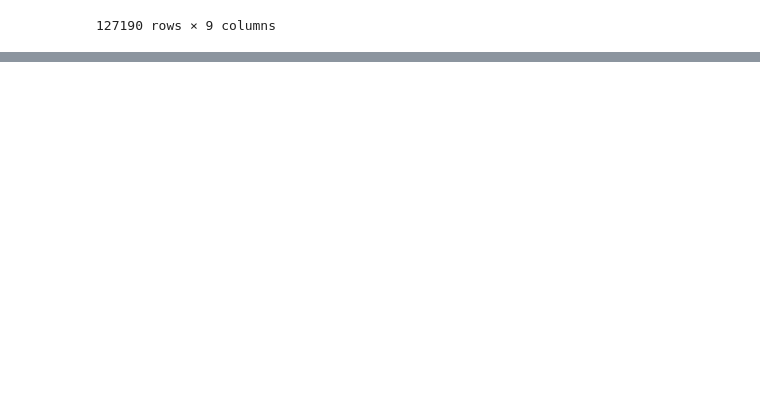
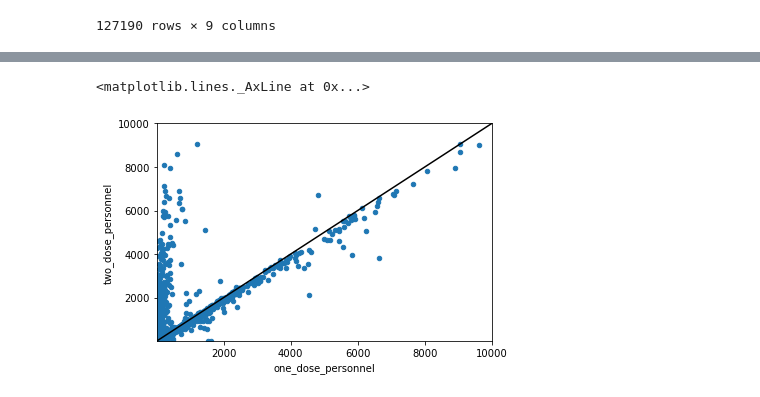
Before and after one commit to aday651/comp-journal, a Jupyter notebook: covid-data-quality/wrangling.ipynb, the cells around one changed output, grey strips where cells are left out. Cells and saved outputs as stored; diff of their text form; code cells hidden in the pictures; blank space fills up the shorter version.

```diff
--- a/covid-data-quality/wrangling.ipynb
+++ b/covid-data-quality/wrangling.ipynb
@@ -262,0 +238,12 @@ county_covid_df = county_covid_df.assign(
+# %%
+ax = obs_data[obs_data['collection_week'] == '2021-04-02'].plot.scatter(
+    x = 'one_dose_personnel',
+    y = 'two_dose_personnel'
+)
+
+ax.set_xlim(10, 10000)
+ax.set_ylim(10, 10000)
+ax.axline((1, 1), slope=1, c='k')
+# %% [output]
+<matplotlib.lines._AxLine at 0x...>
+[figure, added]
```
Also changed, not shown: parts of 20 cells of this notebook, 5 other files.
